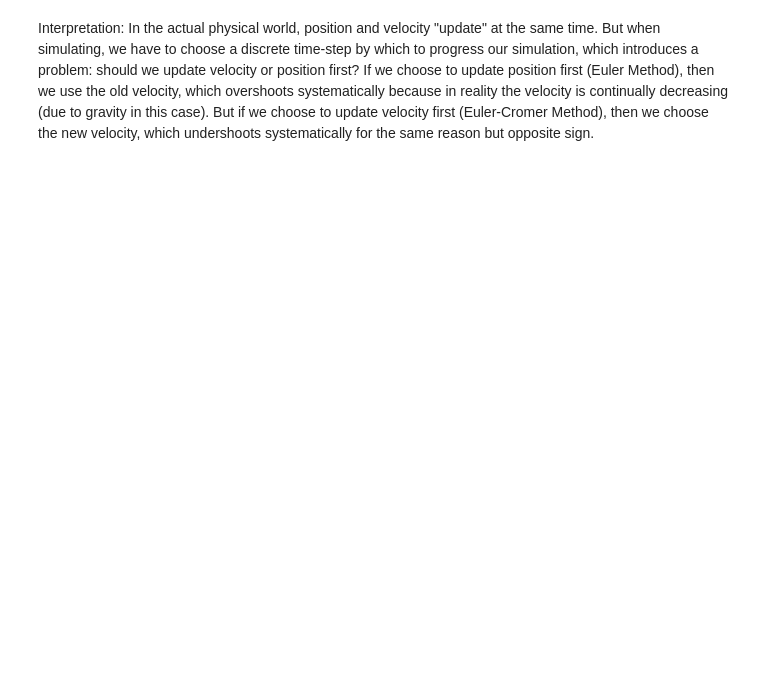
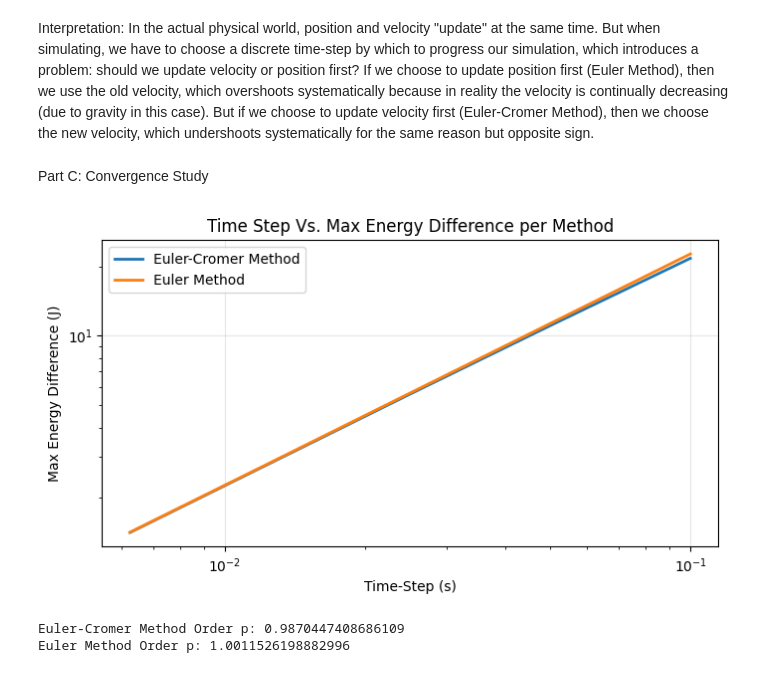
Before and after one commit to barnol-lee/phys311, a Jupyter notebook: Labs/Lab2/Lab2_energy.ipynb, the cells around one changed output. Saved outputs shown, nothing was run; the diff lists cells and outputs as text; code cells hidden in the pictures; blank space fills up the shorter version.

```diff
--- a/Labs/Lab2/Lab2_energy.ipynb
+++ b/Labs/Lab2/Lab2_energy.ipynb
@@ -165,2 +173,48 @@ The range for the Euler method is 90.63305296580204 meters, and the range for th
 # %% [markdown]
 Interpretation: In the actual physical world, position and velocity "update" at the same time. But when simulating, we have to choose a discrete time-step by which to progress our simulation, which introduces a problem: should we update velocity or position first? If we choose to update position first (Euler Method), then we use the old velocity, which overshoots systematically because in reality the velocity is continually decreasing (due to gravity in this case). But if we choose to update velocity first (Euler-Cromer Method), then we choose the new velocity, which undershoots systematically for the same reason but opposite sign.
+# %% [markdown]
+Part C: Convergence Study
+# %%
+import numpy as np
+import matplotlib.pyplot as plt
+
+#Useful Constants--------------------------------------------------------------------------------------
+initial_velocity=30.0
+initial_angle=50.0
+g=9.81
+m=1.0
+
+E1_diff=[]
+E_diff=[]
+time=[0.1, 0.05, 0.025, 0.0125, 0.00625]
+for dt in time:
+    E1=simulate(1,initial_velocity,initial_angle,dt,g=g,m=m)[5]
+    E1_diff.append(np.max(np.abs(E1[0]-E1)))
+
+    E=simulate(0,initial_velocity,initial_angle,dt,g=g,m=m)[5]
+    E_diff.append(np.max(np.abs(E[0]-E)))
+
+
+time_arr = np.array(time)
+E1_diff_arr = np.array(E1_diff)
+E_diff_arr = np.array(E_diff)
+
+
+plt.figure(figsize=(8, 4))
+plt.loglog(time_arr, E1_diff_arr, linewidth=2, label='Euler-Cromer Method')
+plt.loglog(time_arr, E_diff_arr, linewidth=2, label='Euler Method')
+plt.xlabel('Time-Step (s)')
+plt.ylabel('Max Energy Difference (J)')
+plt.title('Time Step Vs. Max Energy Difference per Method')
+plt.grid(True, alpha=0.3)
+plt.legend()
+slope1=np.polyfit(np.log(time_arr), np.log(E1_diff_arr), 1)[0]
+slope=np.polyfit(np.log(time_arr), np.log(E_diff_arr), 1)[0]
+plt.show()
+
+print(f"Euler-Cromer Method Order p: {slope1}")
+print(f"Euler Method Order p: {slope}")
+# %% [output]
+[figure, added]
+Euler-Cromer Method Order p: 0.9870447408686109
+Euler Method Order p: 1.0011526198882996
```
Also changed, not shown: parts of 3 cells of this notebook.
